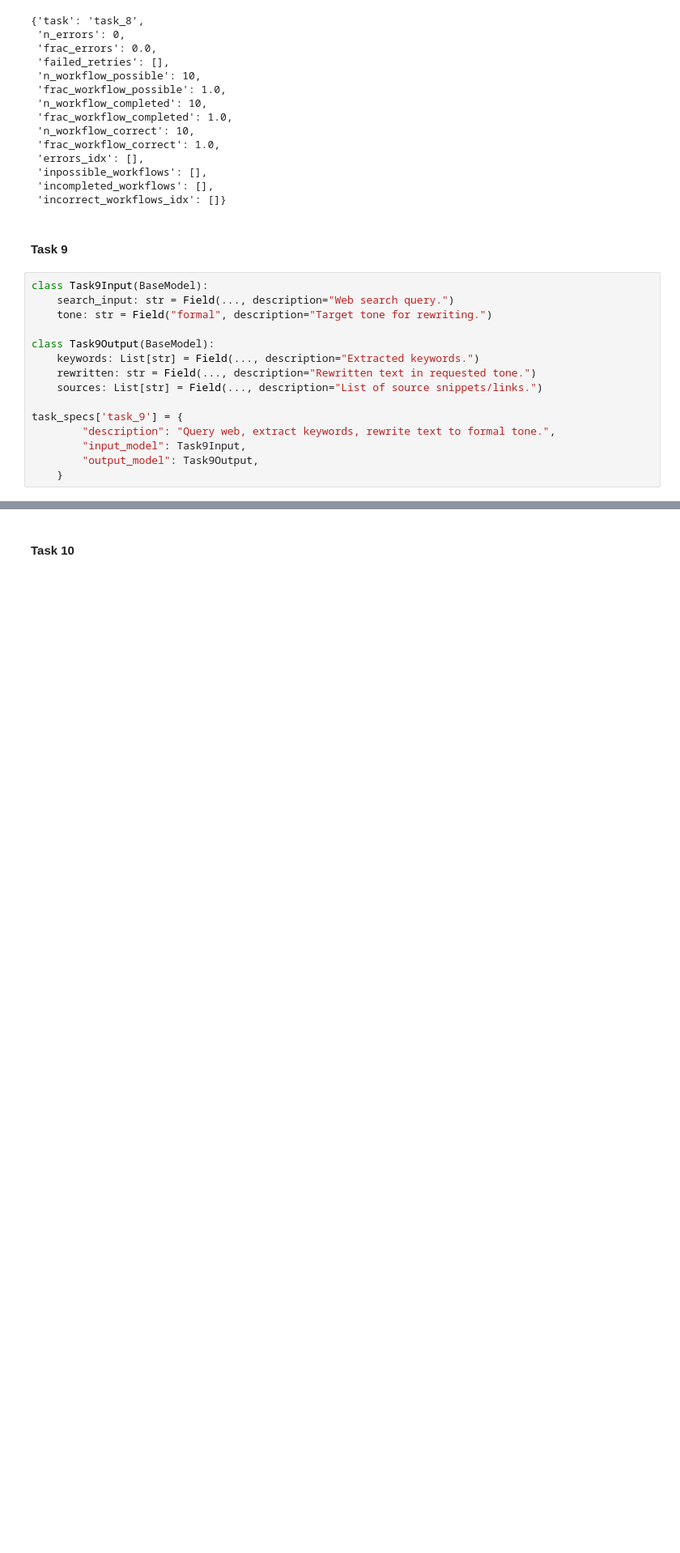
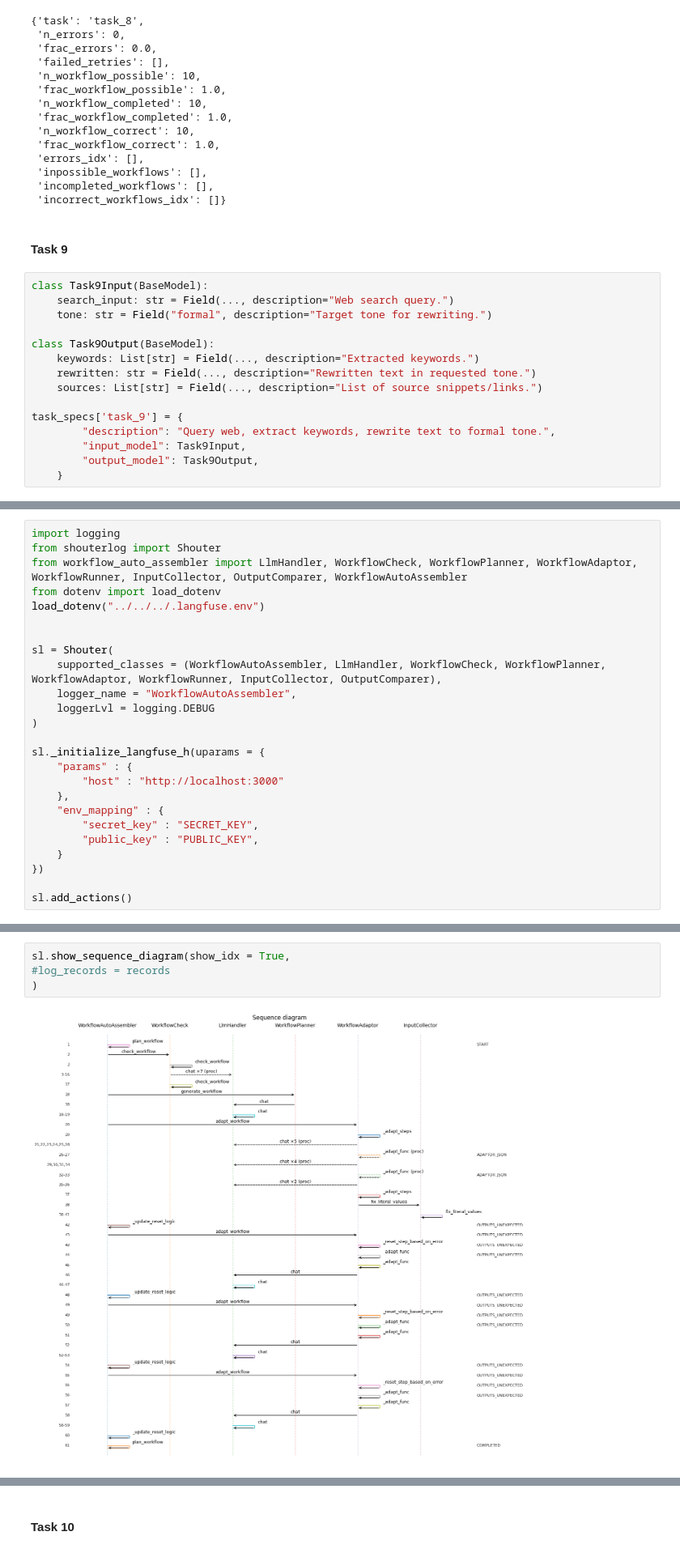
Before and after one commit to Kiril-Mordan/adaptive-reusables, a Jupyter notebook: extra_docs/workflow_auto_assembler/examples.ipynb, the cells around one changed output, grey strips where cells are left out. Shown at 81% size. Cells and saved outputs as stored; diff of their text form; blank space fills up the shorter version.

Commit message:
[workflow-auto-assembler] resets based on multi-case runner errors

```diff
--- a/extra_docs/workflow_auto_assembler/examples.ipynb
+++ b/extra_docs/workflow_auto_assembler/examples.ipynb
@@ -1022,0 +1073,25 @@ task_tests['task_9'] = {"inputs": t9_inputs,  "expected_outputs": t9_outputs}
+# %%
+import logging
+from shouterlog import Shouter
+from workflow_auto_assembler import LlmHandler, WorkflowCheck, WorkflowPlanner, WorkflowAdaptor, WorkflowRunner, InputCollector, OutputComparer, WorkflowAutoAssembler
+from dotenv import load_dotenv
+load_dotenv("../../../.langfuse.env")
+
+
+sl = Shouter(
+    supported_classes = (WorkflowAutoAssembler, LlmHandler, WorkflowCheck, WorkflowPlanner, WorkflowAdaptor, WorkflowRunner, InputCollector, OutputComparer),
+    logger_name = "WorkflowAutoAssembler",
+    loggerLvl = logging.DEBUG
+)
+
+sl._initialize_langfuse_h(uparams = {
+    "params" : {
+        "host" : "http://localhost:3000"
+    },
+    "env_mapping" : {
+        "secret_key" : "SECRET_KEY",
+        "public_key" : "PUBLIC_KEY",
+    }
+})
+
+sl.add_actions()
@@ -1022,0 +1172,6 @@ task_tests['task_9'] = {"inputs": t9_inputs,  "expected_outputs": t9_outputs}
+# %%
+sl.show_sequence_diagram(show_idx = True,
+#log_records = records
+)
+# %% [output]
+[figure, added]
```
Also changed, not shown: parts of 60 cells of this notebook, 8 other files.
